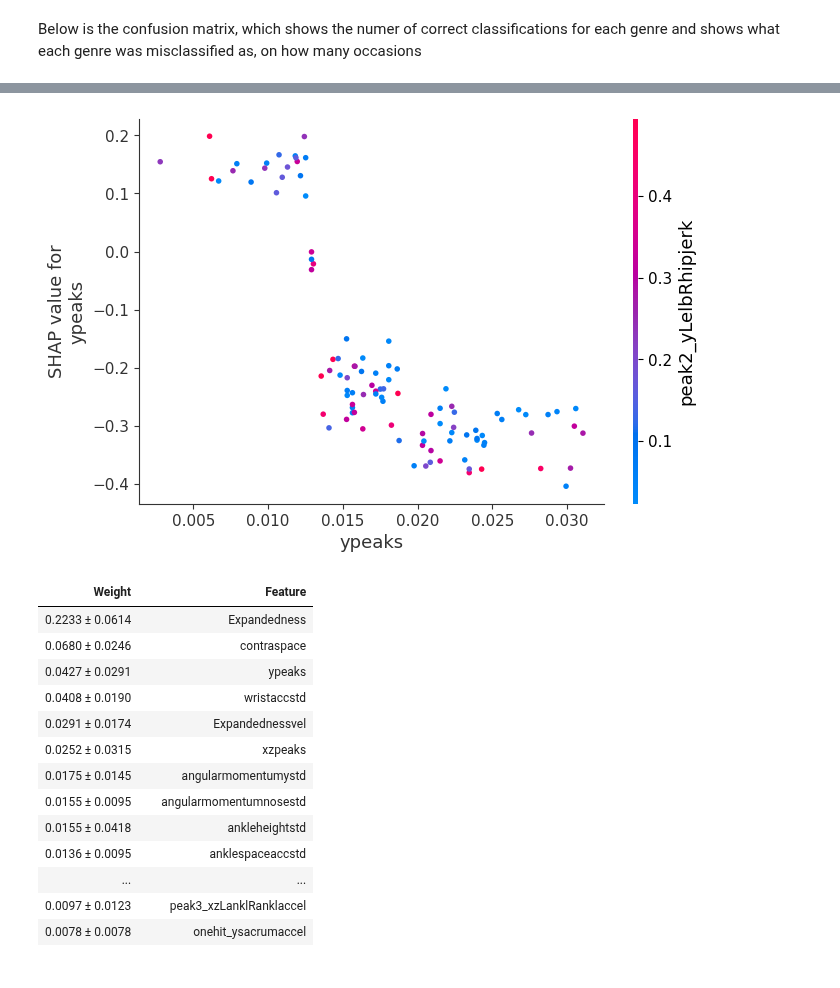
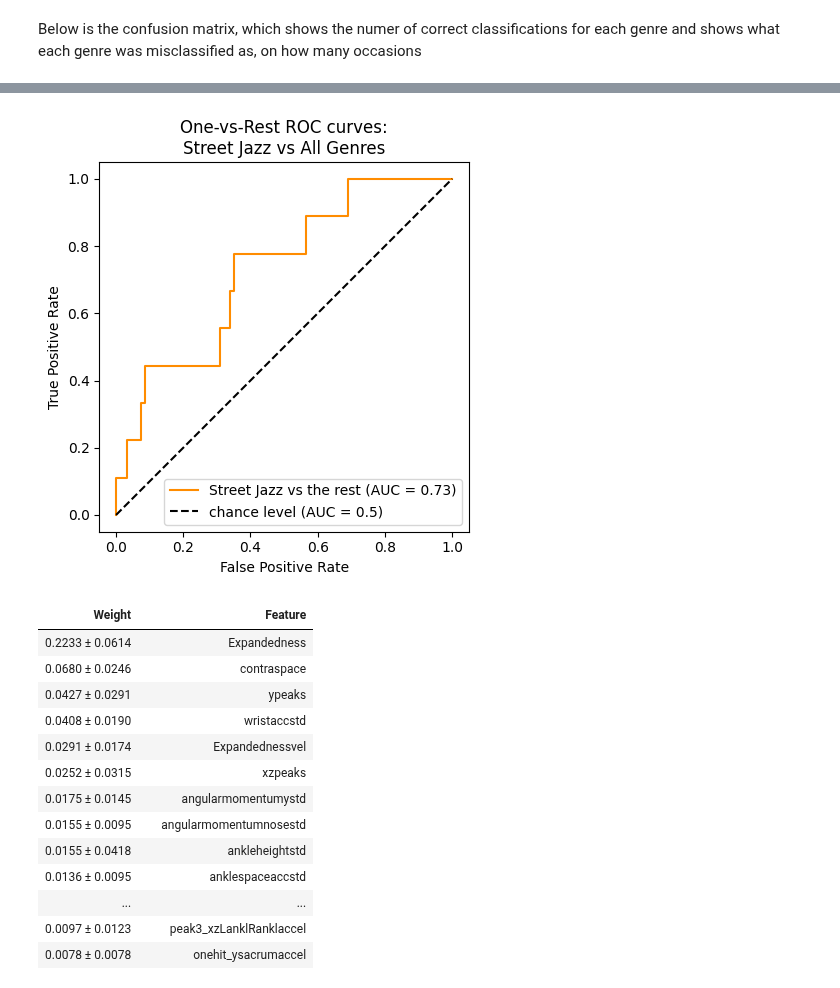
Before and after one commit to tBenBaker/MovementClassifier, a Jupyter notebook: DanceProj1/notebooks/03_inspectiondraft.ipynb, the cells around one changed output, grey strips where cells are left out. Saved outputs shown, nothing was run; the diff lists cells and outputs as text; code cells hidden in the pictures.

Commit message:
roc curve

```diff
--- a/DanceProj1/notebooks/03_inspectiondraft.ipynb
+++ b/DanceProj1/notebooks/03_inspectiondraft.ipynb
@@ -92,3 +103,39 @@ shap.dependence_plot('ypeaks', shap_values[list(genres).index('House')], X_test,
+# %%
+#roc curve, Genre vs all genres
+from sklearn.preprocessing import LabelBinarizer
+from sklearn.metrics import RocCurveDisplay
+
+genre_mapping = {0: 'Ballet Jazz', 1: 'Break', 2: 'House', 3: 'Krump', 4: 'LAhop', 5: 'Lock', 6: 'Midhop', 7: 'Pop', 8: 'Street Jazz', 9: 'Waack'}
+
+def map_labels_to_genres(labels, mapping):
+    return [mapping[label] for label in labels]
+
+# Transform the y_test labels back to genre names
+y_test_genres = map_labels_to_genres(y_test, genre_mapping)
+
+# Use the genre names with the LabelBinarizer
+label_binarizer = LabelBinarizer().fit(list(genre_mapping.values()))
+y_onehot_test = label_binarizer.transform(y_test_genres)
+
+class_of_interest = "Street Jazz"
+class_id = np.flatnonzero(label_binarizer.classes_ == class_of_interest)[0]
+class_id
+
+RocCurveDisplay.from_predictions(
+    y_onehot_test[:, class_id],
+    y_proba_pred[:, class_id],
+    name=f"{class_of_interest} vs the rest",
+    color="darkorange",
+)
+plt.plot([0, 1], [0, 1], "k--", label="chance level (AUC = 0.5)")
+plt.axis("square")
+plt.xlabel("False Positive Rate")
+plt.ylabel("True Positive Rate")
+plt.title("One-vs-Rest ROC curves:\nStreet Jazz vs All Genres")
+plt.legend()
+plt.show()
+# %% [output]
+[figure, added]
 # %%
 # we can use shap.approximate_interactions to guess which features
 # may interact with age
@@ -97,11 +144,6 @@ inds = shap.approximate_interactions("Expandedness", shap_values[list(genres).in
 # make plots colored by each of the top three possible interacting features
 for i in range(3):
     shap.dependence_plot("Age", shap_values, X_test, interaction_index=inds[i])
-# %%
-#shape dependence plot, ypeaks Pop
-shap.dependence_plot('ypeaks', shap_values[list(genres).index('Pop')], X_test)
-# %% [output]
-[figure, removed]
 # %%
 #show permutation importance
 import eli5
```
Also changed, not shown: parts of 11 cells of this notebook, 9 other files.
